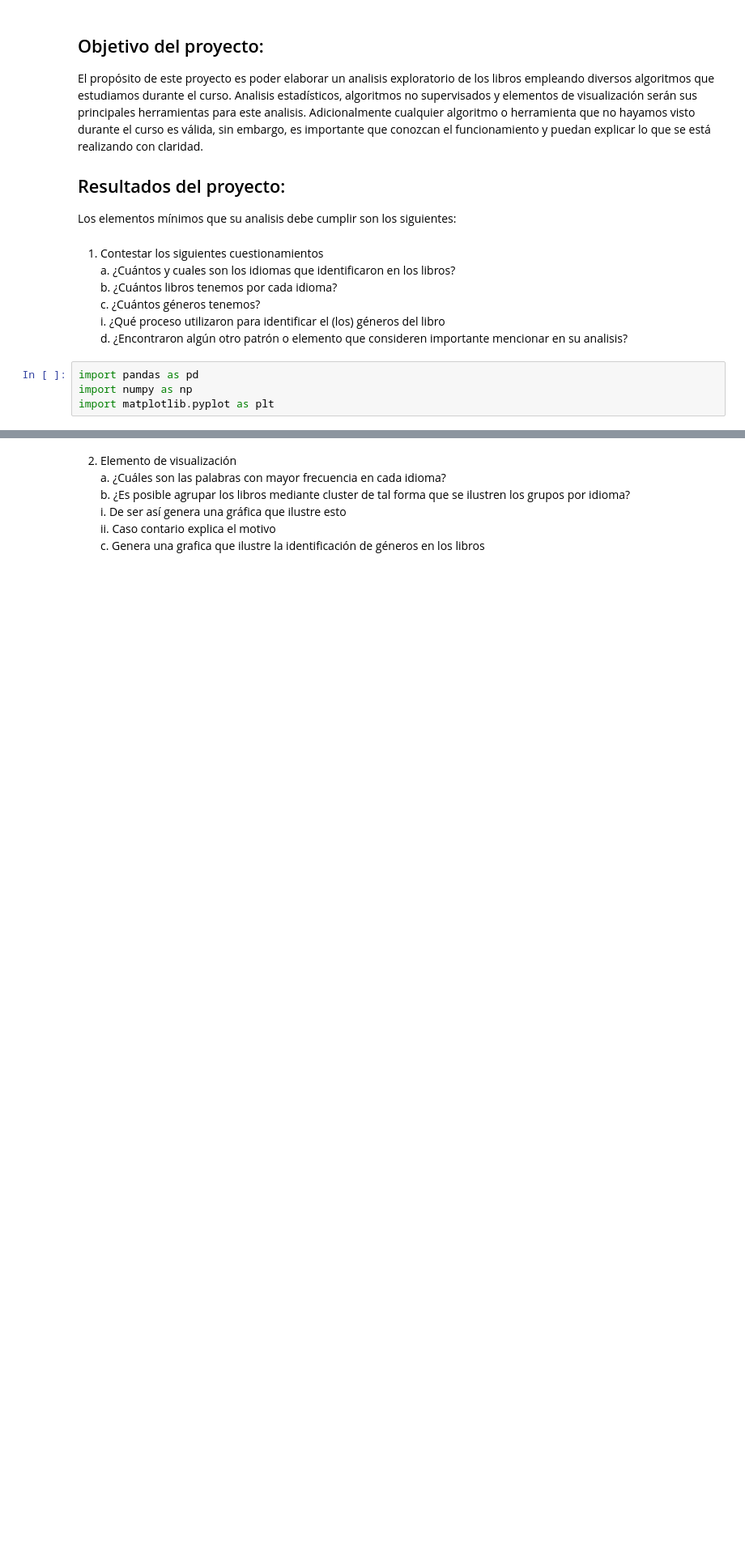
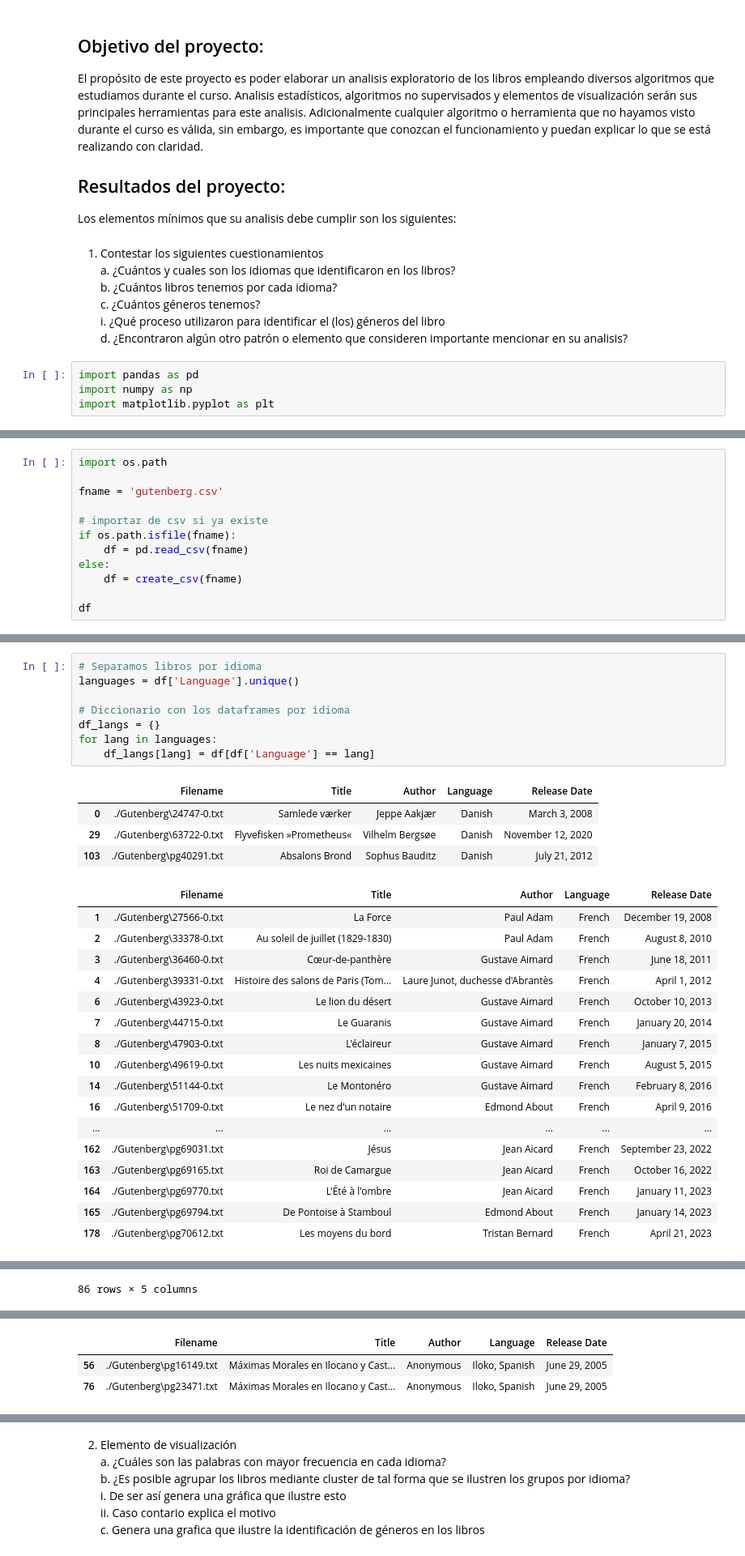
Before and after one commit to GGA-SchoolWork/AprendizajeAutomatico_Gutenberg, a Jupyter notebook: gutenberg.ipynb, the cells around one changed output, grey strips where cells are left out. Shown: that part at 81% size. Saved outputs shown, nothing was run; the diff lists cells and outputs as text; blank space fills up the shorter version.

Commit message:
Preprocesamiento y separar en idiomas

```diff
--- a/gutenberg.ipynb
+++ b/gutenberg.ipynb
@@ -27,0 +67,12 @@ import matplotlib.pyplot as plt
+# %%
+import os.path
+
+fname = 'gutenberg.csv'
+
+# importar de csv si ya existe
+if os.path.isfile(fname):
+    df = pd.read_csv(fname)
+else:
+    df = create_csv(fname)
+
+df
@@ -27,0 +93,30 @@ import matplotlib.pyplot as plt
+# %%
+# Separamos libros por idioma
+languages = df['Language'].unique()
+
+# Diccionario con los dataframes por idioma
+df_langs = {}
+for lang in languages:
+    df_langs[lang] = df[df['Language'] == lang]
+# %% [output]
+|  | Filename | Title | Author | Language | Release Date |
+| 0 | ./Gutenberg\24747-0.txt | Samlede værker | Jeppe Aakjær | Danish | March 3, 2008 |
+| 29 | ./Gutenberg\63722-0.txt | Flyvefisken »Prometheus« | Vilhelm Bergsøe | Danish | November 12, 2020 |
+| 103 | ./Gutenberg\pg40291.txt | Absalons Brond | Sophus Bauditz | Danish | July 21, 2012 |
+|  | Filename | Title | Author | Language | Release Date |
+| 1 | ./Gutenberg\27566-0.txt | La Force | Paul Adam | French | December 19, 2008 |
+| 2 | ./Gutenberg\33378-0.txt | Au soleil de juillet (1829-1830) | Paul Adam | French | August 8, 2010 |
+| 3 | ./Gutenberg\36460-0.txt | Cœur-de-panthère | Gustave Aimard | French | June 18, 2011 |
+| 4 | ./Gutenberg\39331-0.txt | Histoire des salons de Paris (Tom... | Laure Junot, duchesse d'Abrantès | French | April 1, 2012 |
+| 6 | ./Gutenberg\43923-0.txt | Le lion du désert | Gustave Aimard | French | October 10, 2013 |
+| 7 | ./Gutenberg\44715-0.txt | Le Guaranis | Gustave Aimard | French | January 20, 2014 |
+| 8 | ./Gutenberg\47903-0.txt | L'éclaireur | Gustave Aimard | French | January 7, 2015 |
+| 10 | ./Gutenberg\49619-0.txt | Les nuits mexicaines | Gustave Aimard | French | August 5, 2015 |
+| 14 | ./Gutenberg\51144-0.txt | Le Montonéro | Gustave Aimard | French | February 8, 2016 |
+| 16 | ./Gutenberg\51709-0.txt | Le nez d'un notaire | Edmond About | French | April 9, 2016 |
+| ... | ... | ... | ... | ... | ... |
+| 162 | ./Gutenberg\pg69031.txt | Jésus | Jean Aicard | French | September 23, 2022 |
+| 163 | ./Gutenberg\pg69165.txt | Roi de Camargue | Jean Aicard | French | October 16, 2022 |
+| 164 | ./Gutenberg\pg69770.txt | L'Été à l'ombre | Jean Aicard | French | January 11, 2023 |
+| 165 | ./Gutenberg\pg69794.txt | De Pontoise à Stamboul | Edmond About | French | January 14, 2023 |
+| 178 | ./Gutenberg\pg70612.txt | Les moyens du bord | Tristan Bernard | French | April 21, 2023 |
@@ -27,0 +135 @@ import matplotlib.pyplot as plt
+86 rows × 5 columns
@@ -28 +156,4 @@ import matplotlib.pyplot as plt
+|  | Filename | Title | Author | Language | Release Date |
+| 56 | ./Gutenberg\pg16149.txt | Máximas Morales en Ilocano y Cast... | Anonymous | Iloko, Spanish | June 29, 2005 |
+| 76 | ./Gutenberg\pg23471.txt | Máximas Morales en Ilocano y Cast... | Anonymous | Iloko, Spanish | June 29, 2005 |
 # %%
```
Also changed, not shown: parts of 6 cells of this notebook, 1 other file.
